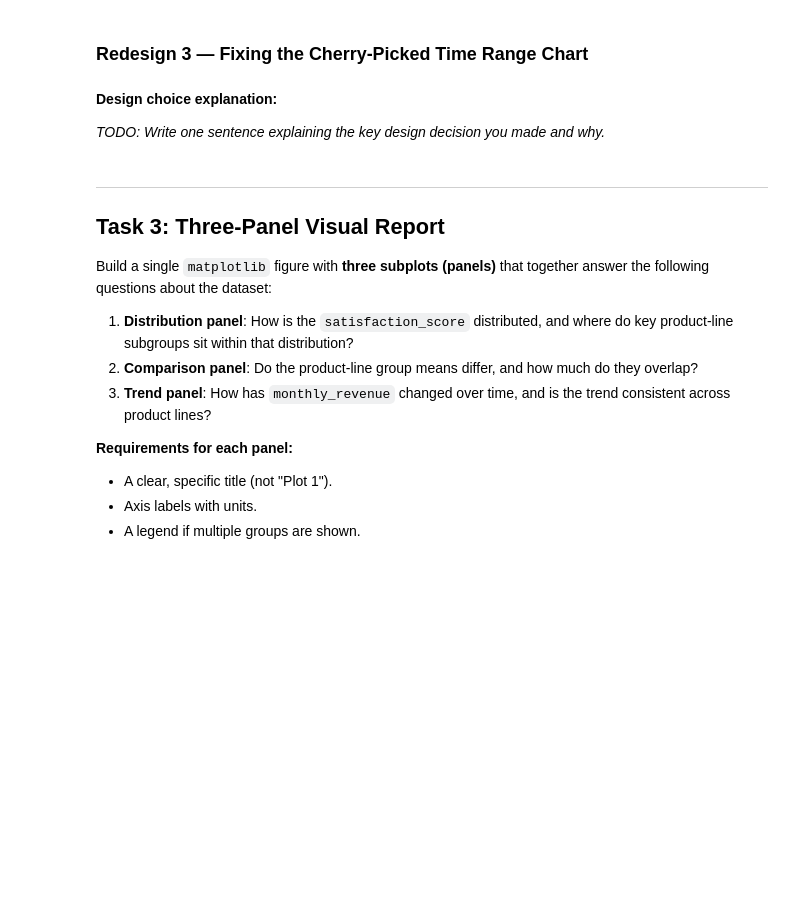
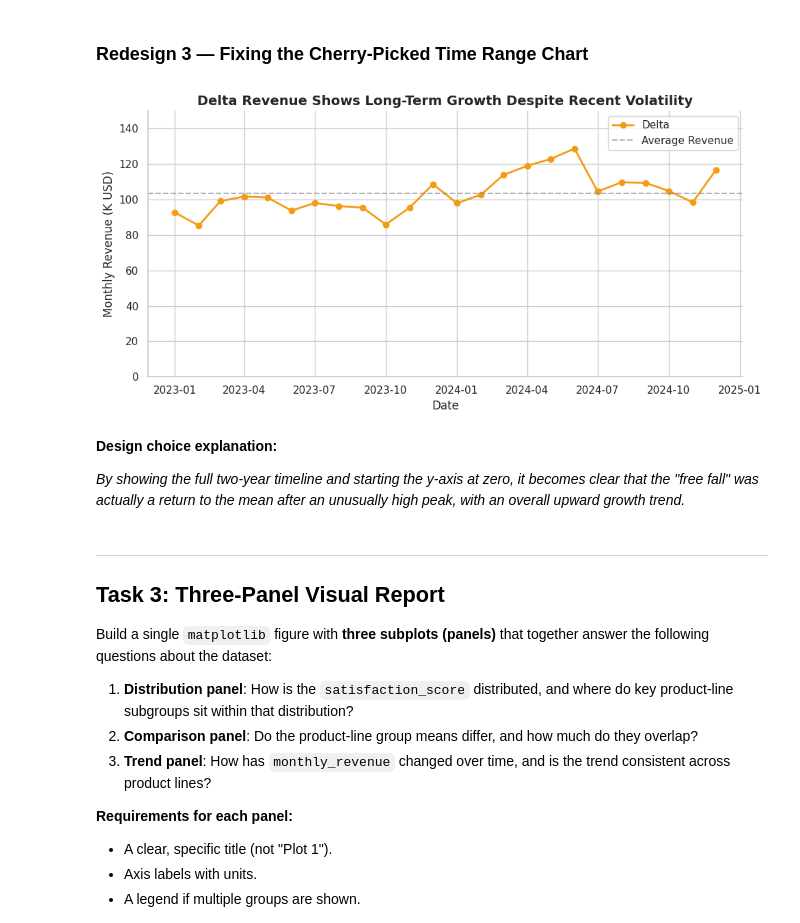
Before and after one commit to Manheim666/ironhack-ai-engineering, a Jupyter notebook: module-3/m3-11-lab-statistical-story-dashboard/m3-11-statistical-story-dashboard.ipynb, the cells around one changed output. Saved outputs shown, nothing was run; the diff lists cells and outputs as text; code cells hidden in the pictures; blank space fills up the shorter version.

```diff
--- a/module-3/m3-11-lab-statistical-story-dashboard/m3-11-statistical-story-dashboard.ipynb
+++ b/module-3/m3-11-lab-statistical-story-dashboard/m3-11-statistical-story-dashboard.ipynb
@@ -195,15 +264,30 @@ For each of the three misleading charts from Task 1, create a redesigned version
 # %% [markdown]
 ### Redesign 3 — Fixing the Cherry-Picked Time Range Chart
 # %%
-# TODO: Create your redesigned version of Chart 3
-# Hints:
-#   - Show the full time range so the audience sees the complete picture
-#   - Consider adding other product lines for context
-#   - Replace the filled area with a cleaner line plot if appropriate
+delta_full = df[df["product"] == "Delta"].set_index("month")
+
+fig, ax = plt.subplots(figsize=(10, 5))
+ax.plot(delta_full.index, delta_full["monthly_revenue"], color="#f39c12", linewidth=2, marker='o', label="Delta")
+
+# Adding mean line for context
+mean_rev = delta_full["monthly_revenue"].mean()
+ax.axhline(mean_rev, color="gray", linestyle="--", alpha=0.6, label="Average Revenue")
+
+ax.set_ylim(0, 150) # Start at 0 for honest scale
+ax.set_ylabel("Monthly Revenue (K USD)")
+ax.set_xlabel("Date")
+ax.set_title("Delta Revenue Shows Long-Term Growth Despite Recent Volatility", fontsize=14, fontweight="bold")
+ax.legend()
+
+sns.despine()
+plt.tight_layout()
+plt.show()
+# %% [output]
+[figure, added]
 # %% [markdown]
 **Design choice explanation:**
 
-*TODO: Write one sentence explaining the key design decision you made and why.*
+*By showing the full two-year timeline and starting the y-axis at zero, it becomes clear that the "free fall" was actually a return to the mean after an unusually high peak, with an overall upward growth trend.*
 # %% [markdown]
 ---
 
```
Also changed, not shown: parts of 14 cells of this notebook.
